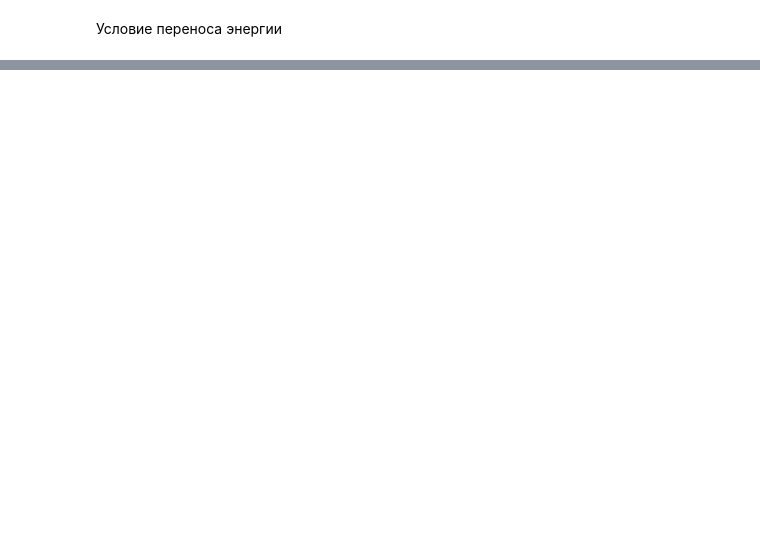
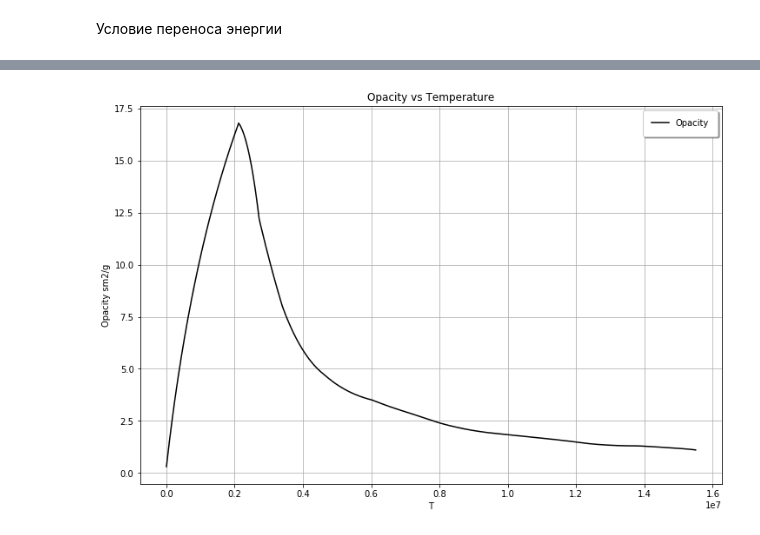
Before and after one commit to boangri/StarModels, a Jupyter notebook: VarModel.ipynb, the cells around one changed output, grey strips where cells are left out. Cells and saved outputs as stored; diff of their text form; code cells hidden in the pictures; blank space fills up the shorter version.

```diff
--- a/VarModel.ipynb
+++ b/VarModel.ipynb
@@ -219,0 +222,14 @@ sa, sb
+# %%
+plt.figure(figsize=(12, 8))
+ax = plt.axes()
+plt.plot(t, k, color='black', label='Opacity')
+# plt.plot(r1, myk, color='red', marker='.', label='Непроз my')
+#plt.xlim(6, 7.25)
+#plt.ylim(0, 20)
+plt.xlabel('T')
+plt.ylabel('Opacity sm2/g')
+plt.title('Opacity vs Temperature')
+ax.grid(b=True, which='both')
+ax.legend(fancybox=True, framealpha=1, shadow=True, borderpad=1);
+# %% [output]
+[figure, added]
```
Also changed, not shown: parts of 14 cells of this notebook, 2 other files.
